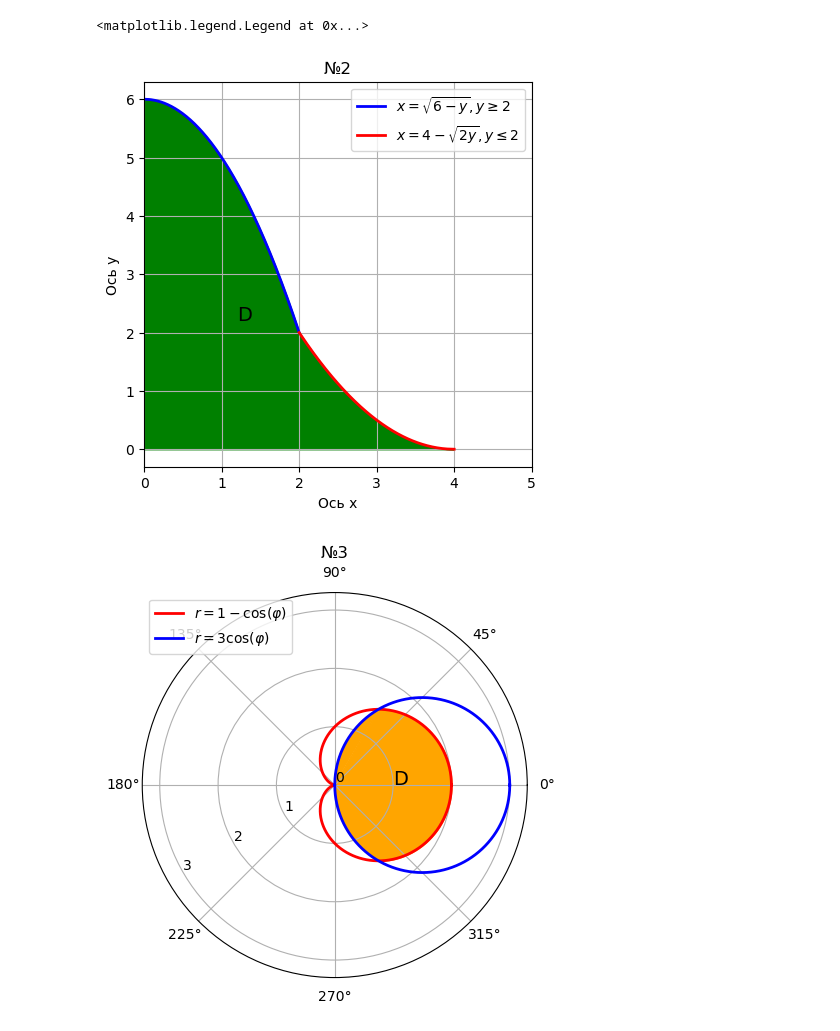
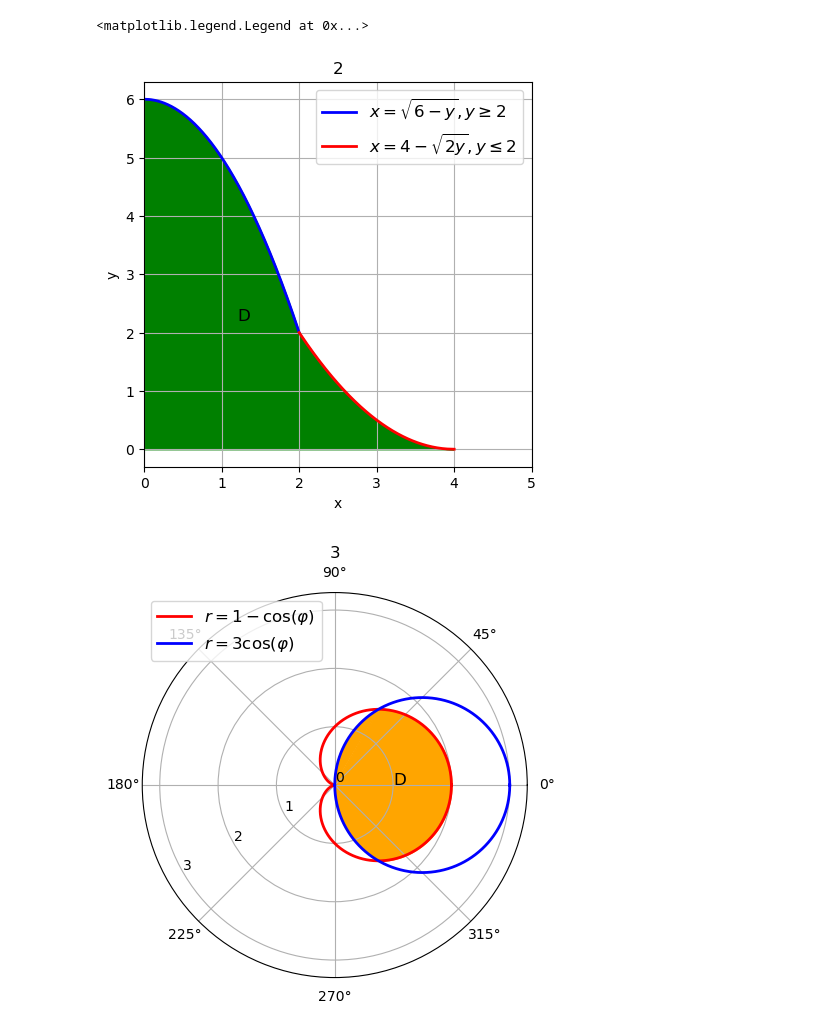
Before and after one commit to Platon19/test2, a Jupyter notebook: graph_new.ipynb, the cells around one changed output. Drawn from its saved outputs; the diff is of its cells as text; code cells hidden in the pictures.

```diff
--- a/graph_new.ipynb
+++ b/graph_new.ipynb
@@ -86,25 +81,25 @@ Text(0, 0.5, 'Oсь y')
 # %%
 plt.figure(figsize=(5,5))
 y=np.linspace(2,6,1000)
 x=np.sqrt(6-y)
 plt.fill_between(x,0,y,color='green')
 plt.plot(x,y,color='blue',lw=2,label=r'$x=\sqrt{6-y}, y \geq 2$')
 y1=np.linspace(0,2,1000)
 x1=4-np.sqrt(2*y1)
 plt.plot(x1,y1,color='red',lw=2,label=r'$x=4-\sqrt{2y}, y \leq 2$')
 plt.fill_between(x1,0,y1,color='green')
 
 
-plt.text(1.2,2.2,"D", fontsize=14)
+plt.text(1.2,2.2,"D", fontsize=12)
 plt.xlim(0,5)
 plt.grid()
-plt.title('№2')
-plt.xlabel('Oсь x')
-plt.ylabel('Oсь y')
-plt.legend(loc=1)
+plt.title('2')
+plt.xlabel('x')
+plt.ylabel('y')
+plt.legend(loc=1, prop={'size':12})
 # %% [output]
 <matplotlib.legend.Legend at 0x...>
-[figure, old version]
+[figure, new version]
 # %%
 plt.figure(figsize=(5,5))
 fi=np.linspace(0,2*np.pi,1000)
@@ -120,15 +115,15 @@ r_cardioid=1+np.cos(fi_cardioid)
 plt.fill_between(fi_cardioid,0,r_cardioid,color='orange')
 
 
-plt.text(0,1,"D", fontsize=14)
-plt.title('№3')
+plt.text(0,1,"D", fontsize=12)
+plt.title('3')
 plt.ylim(bottom=0)
-plt.legend(loc=2)
+plt.legend(loc=2, prop={'size':12})
 ax = plt.gca()
 ax.set_rgrids([i for i in range(4)])
 ax.set_rlabel_position(210)
 # %% [output]
-[figure, old version]
+[figure, new version]
 # %%
 plt.figure(figsize=(5,5))
 x=np.linspace(1,2,1000)
```
Also changed, not shown: parts of 6 cells of this notebook, 4 other files.
